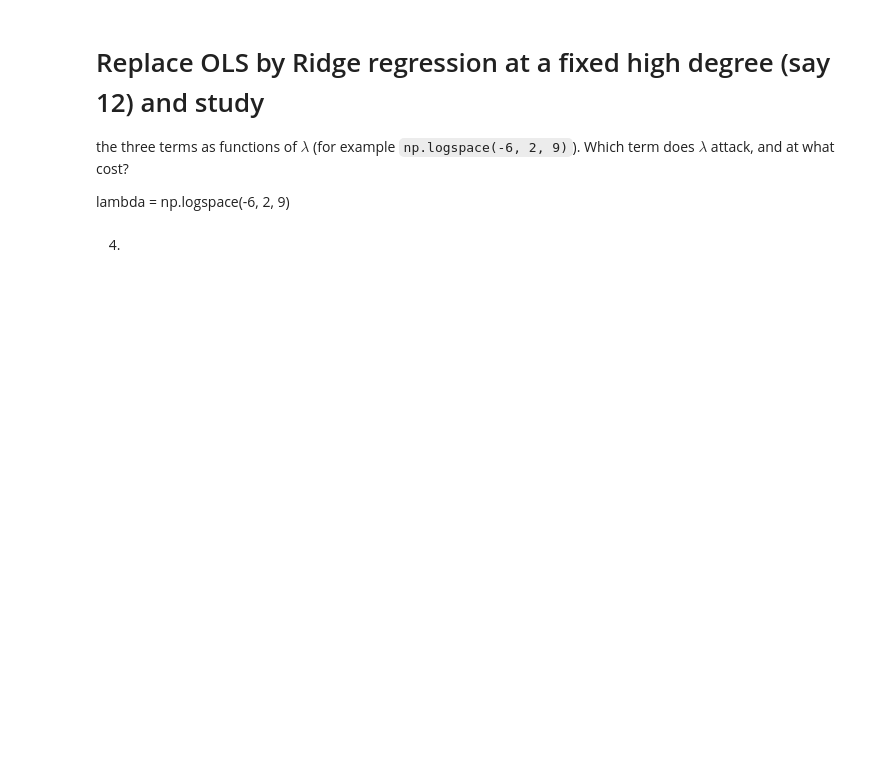
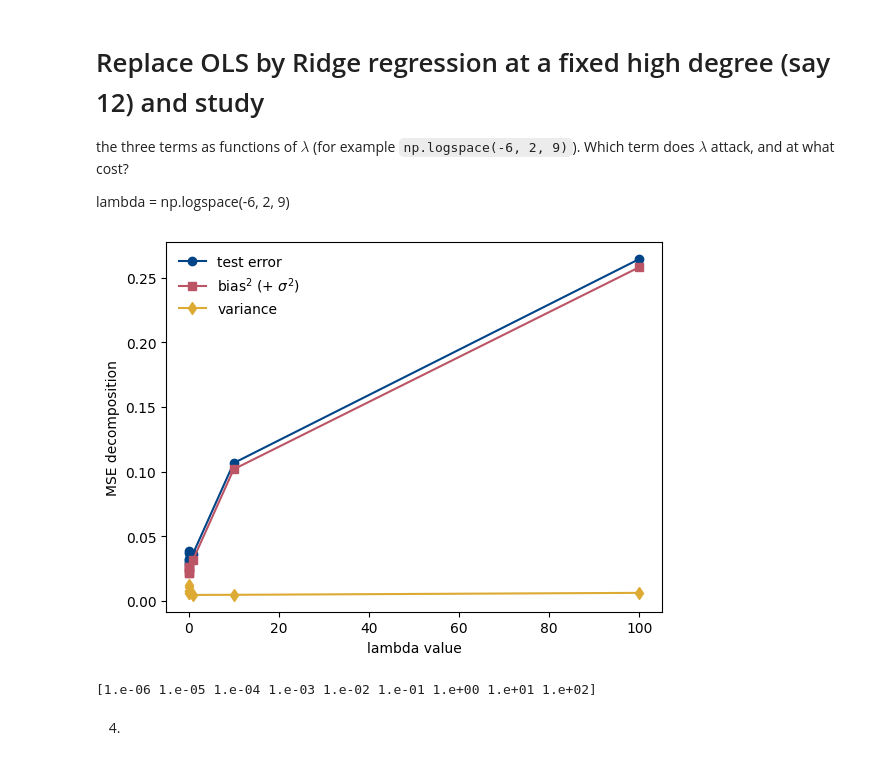
Before and after one commit to viktokr/FYS_STK4155-ukesoppgaver, a Jupyter notebook: exercisesweek36_Viktoria.ipynb, the cells around one changed output. Drawn from its saved outputs; the diff is of its cells as text; code cells hidden in the pictures; blank space fills up the shorter version.

```diff
--- a/exercisesweek36_Viktoria.ipynb
+++ b/exercisesweek36_Viktoria.ipynb
@@ -404,6 +404,52 @@ The bias generally stays the same - this also makes sense at the bias is not aff
    cost?
 
 lambda = np.logspace(-6, 2, 9)
+# %%
+n_bootstraps, maxdegree = 100, 14
+x_train, x_test, y_train, y_test = train_test_split(x, y, test_size=0.2, random_state=2026)
+
+lambdas = np.logspace(-6, 2, 9)
+deg = 12
+
+error = np.zeros(len(lambdas))
+bias = np.zeros(len(lambdas))
+variance = np.zeros(len(lambdas))
+
+for index, lam in enumerate(lambdas):
+    model = make_pipeline(PolynomialFeatures(degree=deg), StandardScaler(),Ridge(alpha=lam)) # creating the design matrix create linear regression space
+
+    y_pred = np.empty((y_test.shape[0], n_bootstraps)) # creating array for predicted y of all resampled training data
+    for i in range(n_bootstraps): # going through each bootstrap resample
+        x_, y_ = resample(x_train, y_train)
+        y_pred[:, i] = model.fit(x_, y_).predict(x_test).ravel() # finding predicted y values for specific resample data, predicting with OLS method
+
+    # Expectations over training sets are averages along axis 1;
+    # keepdims=True preserves the column shape and is essential
+    # for the bias to come out right.
+    error[index] = np.mean(np.mean((y_test - y_pred)**2, axis=1, keepdims=True))
+    bias[index] = np.mean((y_test - np.mean(y_pred, axis=1, keepdims=True))**2) # squared bias
+    variance[index] = np.mean(np.var(y_pred, axis=1, keepdims=True))
+
+fig, ax = plt.subplots()
+ax.plot(lambdas, error, "o-", color=BLUE, label="test error")
+ax.plot(lambdas, bias, "s-", color=RED, label=r"bias$^2$ (+ $\sigma^2$)")
+ax.plot(lambdas, variance, "d-", color=YELLOW, label="variance")
+#ax.set_yscale("log")
+ax.set_xlabel("lambda value")
+ax.set_ylabel("MSE decomposition")
+ax.legend(frameon=False)
+plt.show()
+
+'''
+for d in (0, 4, 8, maxdegree - 1):
+    print(f"degree {d:2d}: error {error[d]:.4f}  bias^2 {bias[d]:.4f}  "
+          f"var {variance[d]:.4f}  sum {bias[d] + variance[d]:.4f}")
+'''
+
+print(lambdas)
+# %% [output]
+[figure, added]
+[1.e-06 1.e-05 1.e-04 1.e-03 1.e-02 1.e-01 1.e+00 1.e+01 1.e+02]
 # %% [markdown]
 4.
 # %% [markdown]
```
